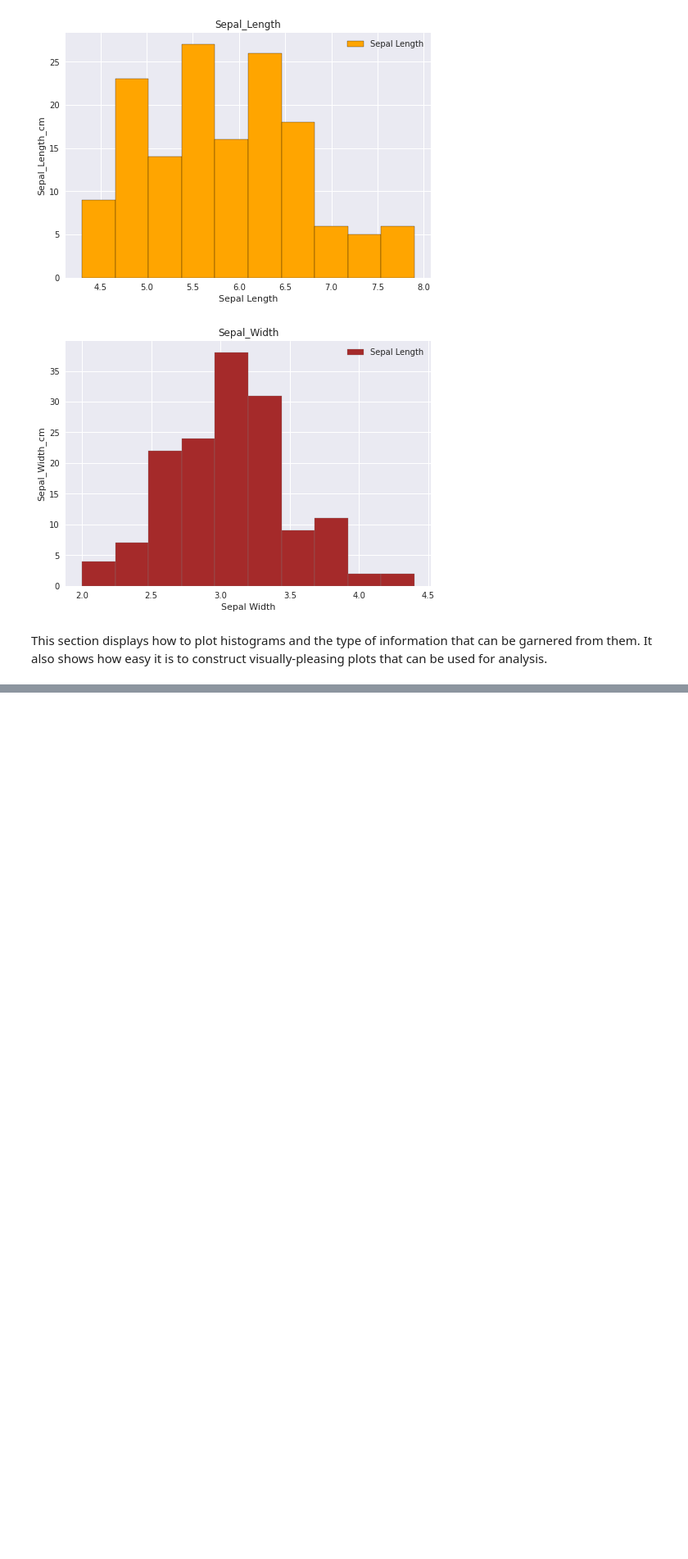
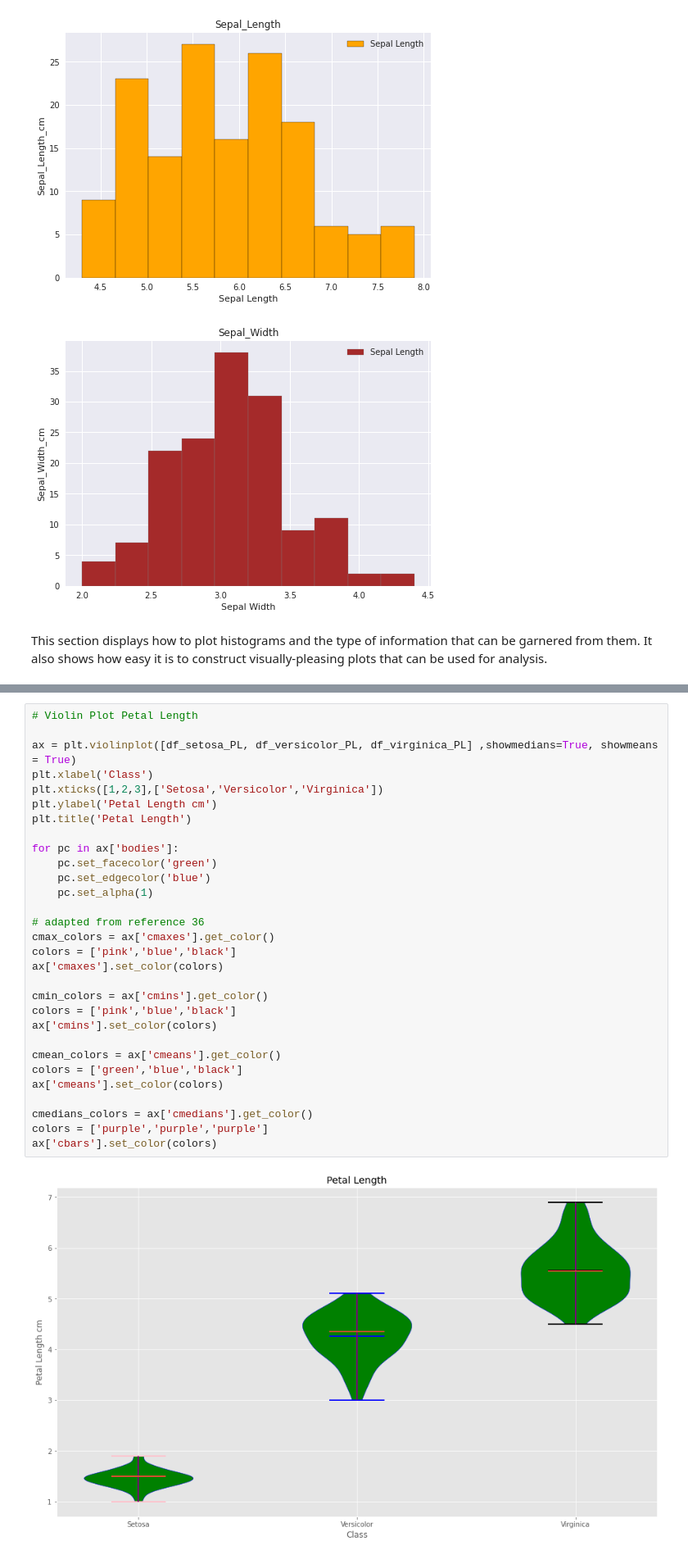
Before and after one commit to conor-mccaffrey/cao-points, a Jupyter notebook: pyplot.ipynb, the cells around one changed output, grey strips where cells are left out. Shown at 82% size. Cells and saved outputs as stored; diff of their text form; blank space fills up the shorter version.

```diff
--- a/pyplot.ipynb
+++ b/pyplot.ipynb
@@ -564,0 +600,32 @@ This section displays how to plot histograms and the type of information that ca
+# %%
+# Violin Plot Petal Length
+
+ax = plt.violinplot([df_setosa_PL, df_versicolor_PL, df_virginica_PL] ,showmedians=True, showmeans = True)
+plt.xlabel('Class')
+plt.xticks([1,2,3],['Setosa','Versicolor','Virginica'])
+plt.ylabel('Petal Length cm')
+plt.title('Petal Length')
+
+for pc in ax['bodies']:
+    pc.set_facecolor('green')
+    pc.set_edgecolor('blue')
+    pc.set_alpha(1)
+
+# adapted from reference 36
+cmax_colors = ax['cmaxes'].get_color()
+colors = ['pink','blue','black']
+ax['cmaxes'].set_color(colors)
+
+cmin_colors = ax['cmins'].get_color()
+colors = ['pink','blue','black']
+ax['cmins'].set_color(colors)
+
+cmean_colors = ax['cmeans'].get_color()
+colors = ['green','blue','black']
+ax['cmeans'].set_color(colors)
+
+cmedians_colors = ax['cmedians'].get_color()
+colors = ['purple','purple','purple']
+ax['cbars'].set_color(colors)
+# %% [output]
+[figure, added]
```
Also changed, not shown: parts of 19 cells of this notebook, 1 other file.
